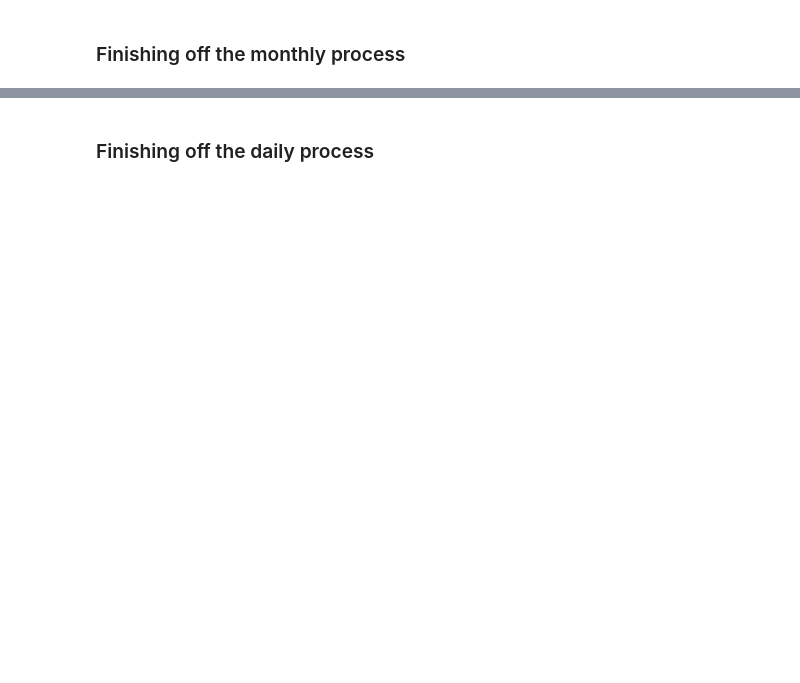
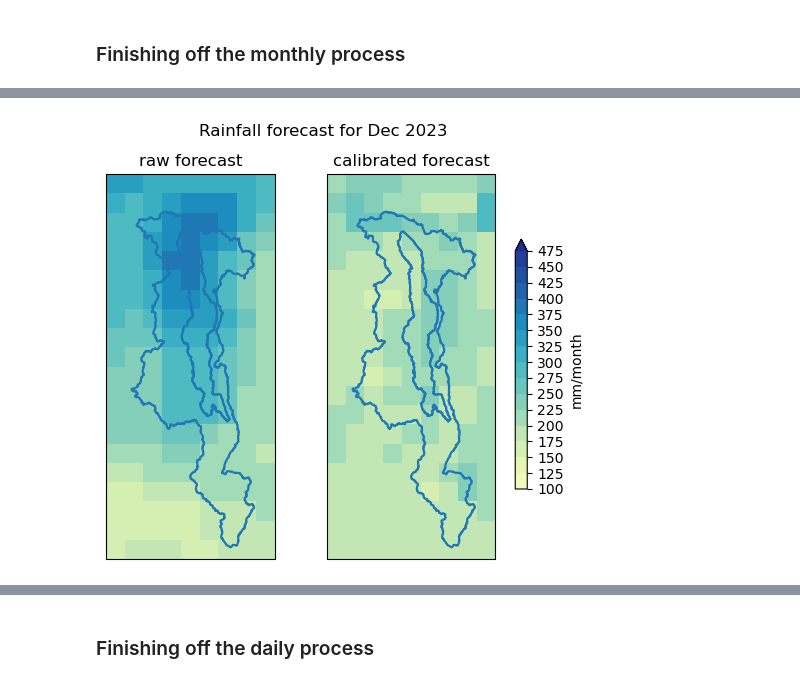
Before and after one commit to csag-uct/focus_africa_forecast_calibration, a Jupyter notebook: training_forecastcalibration.ipynb, the cells around one changed output, grey strips where cells are left out. Cells and saved outputs as stored; diff of their text form; code cells hidden in the pictures; blank space fills up the shorter version.

```diff
--- a/training_forecastcalibration.ipynb
+++ b/training_forecastcalibration.ipynb
@@ -553,9 +654,13 @@ for leadtime in range(6):
 
 
     #calibrating
+    #the function below uses leave-one-out cross-calibration and processes the entire available time series, i.e. both hindcast and target forecast
+    #this is because both calibrated hindcast and forecast data are needed later for adjustment of daily data.
+    # Leave one out cross-calibration process is the right way to do this.
+    #
     print("calibrating at {} month leadtime".format(leadtime))
     temp=xr.apply_ufunc(
-        calibrate_iov_loocv,
+        calibrate_iov_loo,
         fcstmonselected.load(),
         refmonarray,
         input_core_dims=[["time","member"],["time"]],
@@ -581,6 +686,7 @@ for leadtime in range(6):
         "standard_name":"latitude"
     }
     #appending to the list that stores outputs
+    #this will contain calibrated data for both hindcast and the target forecast
     fcstmoncalib.append(temp)
 print("done")
 # %% [output]
@@ -607,8 +711,17 @@ Note that calibration is done on the entire available set of retro forecasts, in
 # %%
+#Note that calibration is done on the entire available set of retro forecasts,
+# including the current forecast, so the output array (fcstcalib) holds data for all years.
+# Since we are interested only in the current forecast - we need to select only these data.
+# It's a bit complicated, because we cannot just select by the nominal year and month of the current forecast.
+# instead we have to find the first and the last day of the current target forecast period...
+
 #finding out the first day of the current forecast
 fday=pd.to_datetime("{}-{}-{}".format(fcstyear,fcstmonth,1))
-#finding out its last day
+#finding out its last day. the DateOffset function will not include the day of the fday, and the returned data
+# will finish on a previous day. Thus offset is calculated for 7 months although forecast has only 6 months.
 lday=fday+pd.DateOffset(months=7)
-#selecting
+#selecting target forecast from all calibrated data
 fcstmoncalib_current=fcstmoncalib.sel(time=slice(fday.strftime("%Y-%m-%d"),lday.strftime("%Y-%m-%d")))
+#selecting current uncalibrated forecast
+fcstmon_current=fcstmon.sel(time=slice(fday.strftime("%Y-%m-%d"),lday.strftime("%Y-%m-%d")))
 # %% [markdown]
@@ -621,0 +740,70 @@ written data/forecast-calibrated/ECMWF/SEAS51/mon/malawi/pr/pr_mon_ECMWF_SEAS51_
+# %%
+#plotting median of the forecast for the selected (monthly) time step
+
+#selected time step. You can change this value. But since the forecast data has only 6 steps,
+# and time step value is indexed from 0, the maximum value allowed is 5
+
+leadtime=3
+
+#finding date for which forecast will be plotted
+date2plot=pd.to_datetime("{}-{}-01".format(fcstyear,str(fcstmonth).zfill(2)))+pd.offsets.DateOffset(months=leadtime)
+date2plot=date2plot.strftime("%b %Y")
+
+#setting up plot parameters - these might need to be adjusted by hand
+#minimum and maximum value
+vmin=100
+vmax=500
+#step of the legend
+vstep=25
+#vstep=vmax/10
+
+
+#categorical  levels for colorbar
+cbar_levels=np.arange(vmin,vmax,vstep)
+#color map
+cmap = plt.get_cmap('YlGnBu')
+#colors for legend levels
+cbar_colors = cmap(np.linspace(0.1, 0.9, len(cbar_levels)))
+#whether or not to extend the legend
+extend="max"
+#generating color map
+cmap, norm = colors.from_levels_and_colors(cbar_levels, cbar_colors, extend=extend)
+#label for legend
+cbar_label="mm/month"
+
+#reading basin polygon to overplot on the gridded map
+basin_poly=gpd.read_file(basin_shapefile)
+
+#instatiating figure
+fig=plt.figure(figsize=(6,5))
+#generating subplot
+pl=fig.add_subplot(1,2,1, projection=ccrs.PlateCarree())
+#preparing data to plot - selecting time step, and calculating median across all members
+data2plotraw=fcstmon_current[leadtime,:,:].median("member")
+#plotting...
+m=data2plotraw.plot(ax=pl,cmap=cmap, add_colorbar=False,norm=norm)
+#overplotting basin boundary
+basin_poly.boundary.plot(ax=pl)
+#title of the subplot
+pl.set_title("raw forecast")
+
+#instantiating next subplot
+pl=fig.add_subplot(1,2,2, projection=ccrs.PlateCarree())
+#selecting data for plot
+data2plotcalib=fcstmoncalib_current[leadtime,:,:].median("member")
+#plotting
+m=data2plotcalib.plot(ax=pl, cmap=cmap, add_colorbar=False, norm=norm)
+#overplotting basin boundary
+basin_poly.boundary.plot(ax=pl)
+#subplot title
+pl.set_title("calibrated forecast")
+#creating axis for colorbar
+pl=fig.add_axes([0.82,0.25,0.02,0.5])
+#plotting colorbar
+cbar = fig.colorbar(m, cax=pl,ticks=cbar_levels, label=cbar_label, extend=extend)
+#housekeeping
+plt.subplots_adjust(right=0.8)
+plt.suptitle("Rainfall forecast for {}".format(date2plot))
+plt.show()
+# %% [output]
+[figure, added]
```
Also changed, not shown: parts of 42 cells of this notebook, 1 other file.
